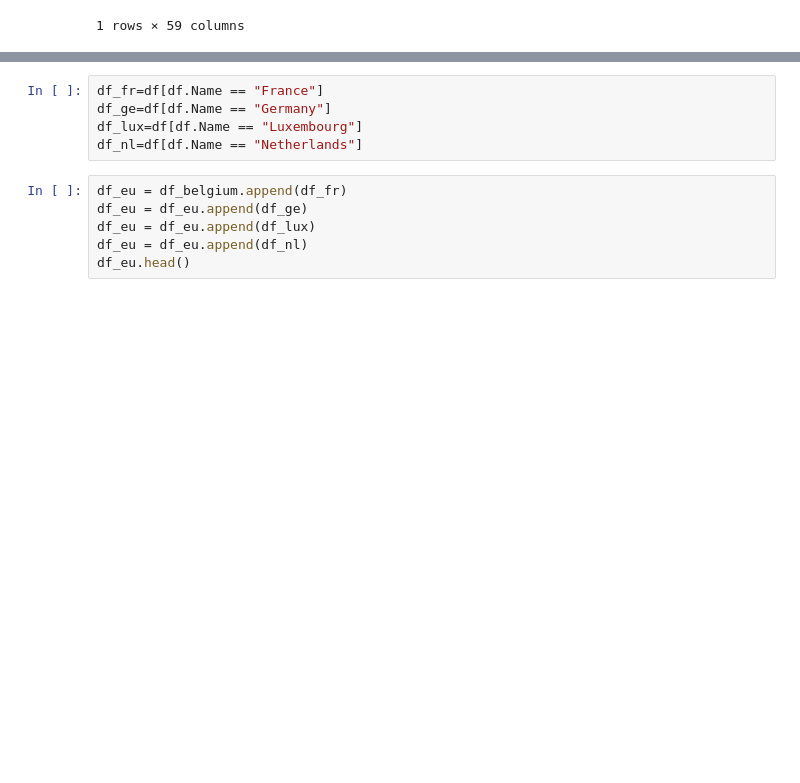
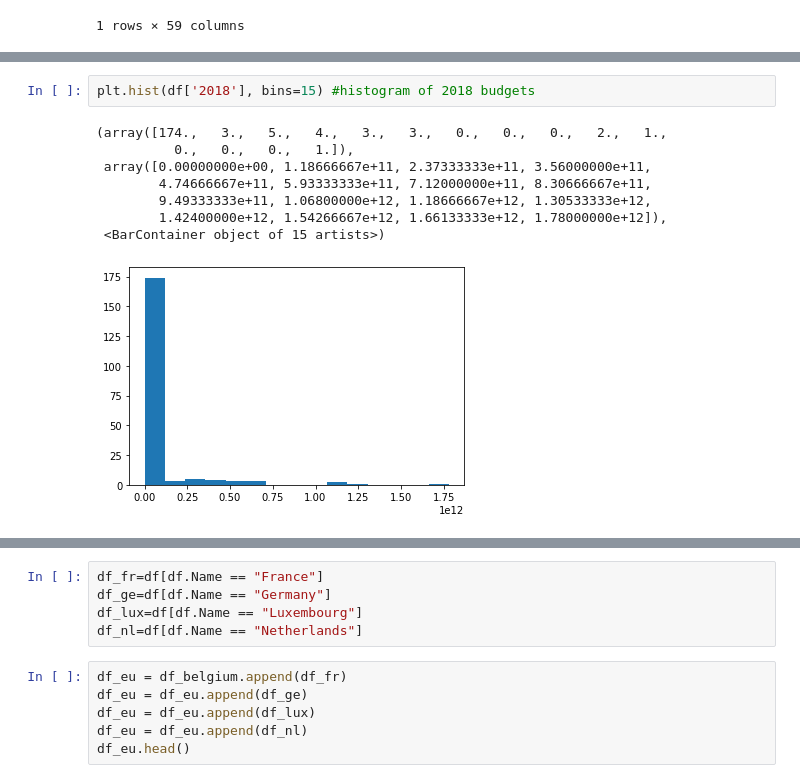
Before and after one commit to stijnverpoest/BRICS-economy, a Jupyter notebook: Military Spending.ipynb, the cells around one changed output, grey strips where cells are left out. Drawn from its saved outputs; the diff is of its cells as text; blank space fills up the shorter version.

```diff
--- a/Military Spending.ipynb
+++ b/Military Spending.ipynb
@@ -61,0 +97,11 @@ plt.plot(df_belgium_years_rows.year, df_belgium_years_rows.expenses)
+# %%
+plt.hist(df['2018'], bins=15) #histogram of 2018 budgets
+# %% [output]
+(array([174.,   3.,   5.,   4.,   3.,   3.,   0.,   0.,   0.,   2.,   1.,
+          0.,   0.,   0.,   1.]),
+ array([0.00000000e+00, 1.18666667e+11, 2.37333333e+11, 3.56000000e+11,
+        4.74666667e+11, 5.93333333e+11, 7.12000000e+11, 8.30666667e+11,
+        9.49333333e+11, 1.06800000e+12, 1.18666667e+12, 1.30533333e+12,
+        1.42400000e+12, 1.54266667e+12, 1.66133333e+12, 1.78000000e+12]),
+ <BarContainer object of 15 artists>)
+[figure, added]
```
Also changed, not shown: parts of 6 cells of this notebook.
